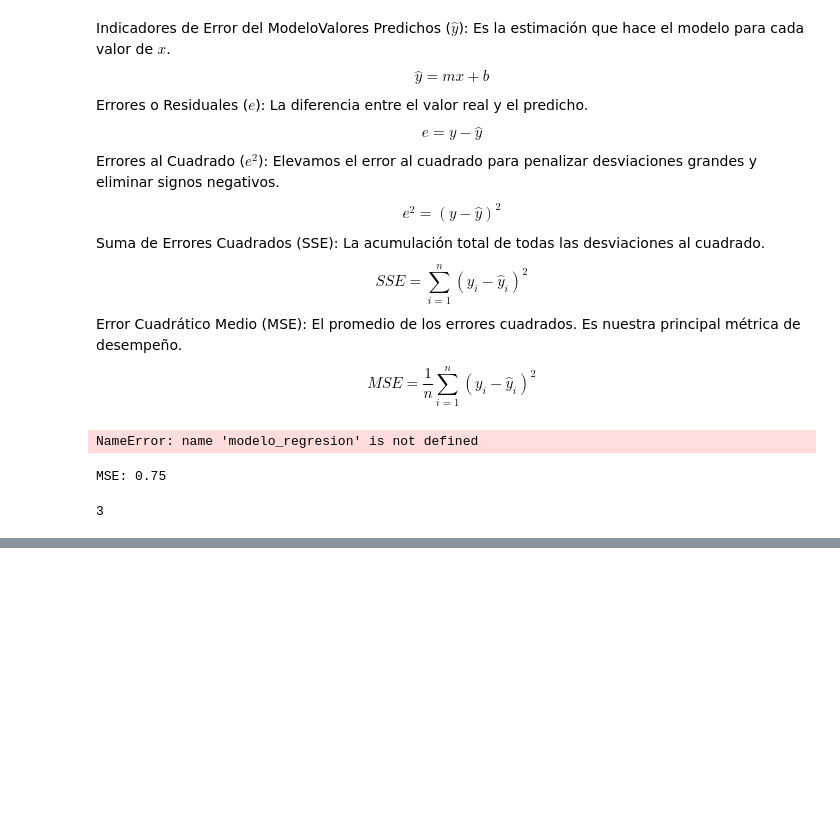
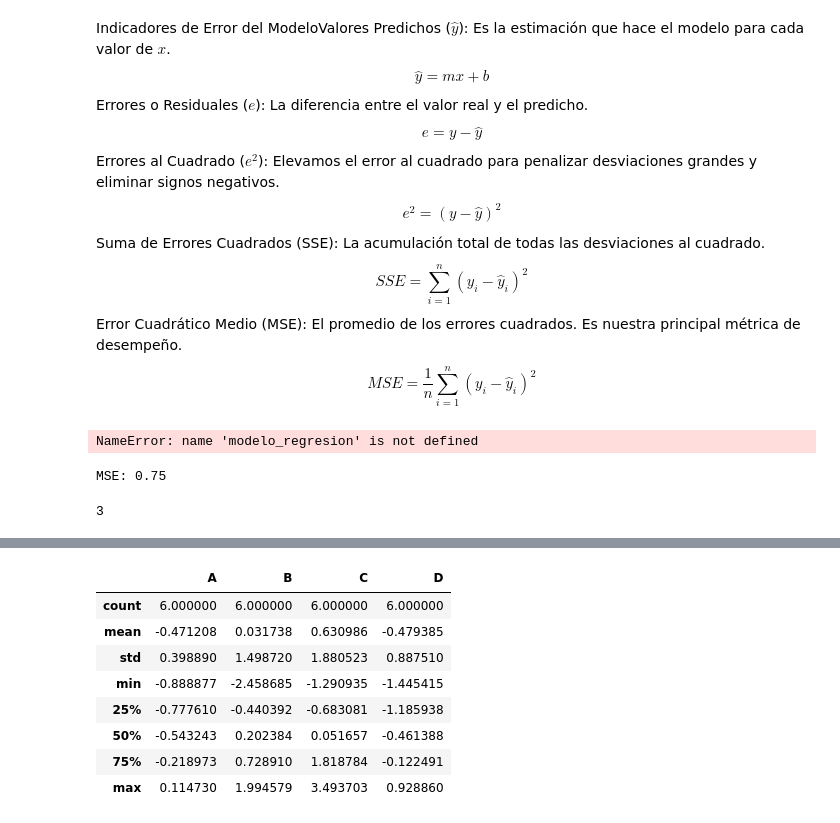
Before and after one commit to Lizbeth-Guerrero/MineriaDeDatos, a Jupyter notebook: Untitled0.ipynb, the cells around one changed output, grey strips where cells are left out. Cells and saved outputs as stored; diff of their text form; code cells hidden in the pictures; blank space fills up the shorter version.

```diff
--- a/Untitled0.ipynb
+++ b/Untitled0.ipynb
@@ -716,0 +735,4 @@ len([1,2,3])
+# %%
+#Rangos
+dates = pd.date_range("20130101", periods=6)
+dates
@@ -716,0 +743,4 @@ len([1,2,3])
+# %%
+#Creación de un dataframe en forma de matriz con indices de fechas y las columnas con lista de ABCD
+df = pd.DataFrame(np.random.randn(6, 4), index=dates, columns=list("ABCD"))
+df
@@ -716,0 +837,13 @@ len([1,2,3])
+# %%
+#Describe muestra un resumen estadistico de los datos de forma rapida
+df.describe()
+# %% [output]
+|  | A | B | C | D |
+| count | 6.000000 | 6.000000 | 6.000000 | 6.000000 |
+| mean | -0.471208 | 0.031738 | 0.630986 | -0.479385 |
+| std | 0.398890 | 1.498720 | 1.880523 | 0.887510 |
+| min | -0.888877 | -2.458685 | -1.290935 | -1.445415 |
+| 25% | -0.777610 | -0.440392 | -0.683081 | -1.185938 |
+| 50% | -0.543243 | 0.202384 | 0.051657 | -0.461388 |
+| 75% | -0.218973 | 0.728910 | 1.818784 | -0.122491 |
+| max | 0.114730 | 1.994579 | 3.493703 | 0.928860 |
```
Also changed, not shown: parts of 23 cells of this notebook.
